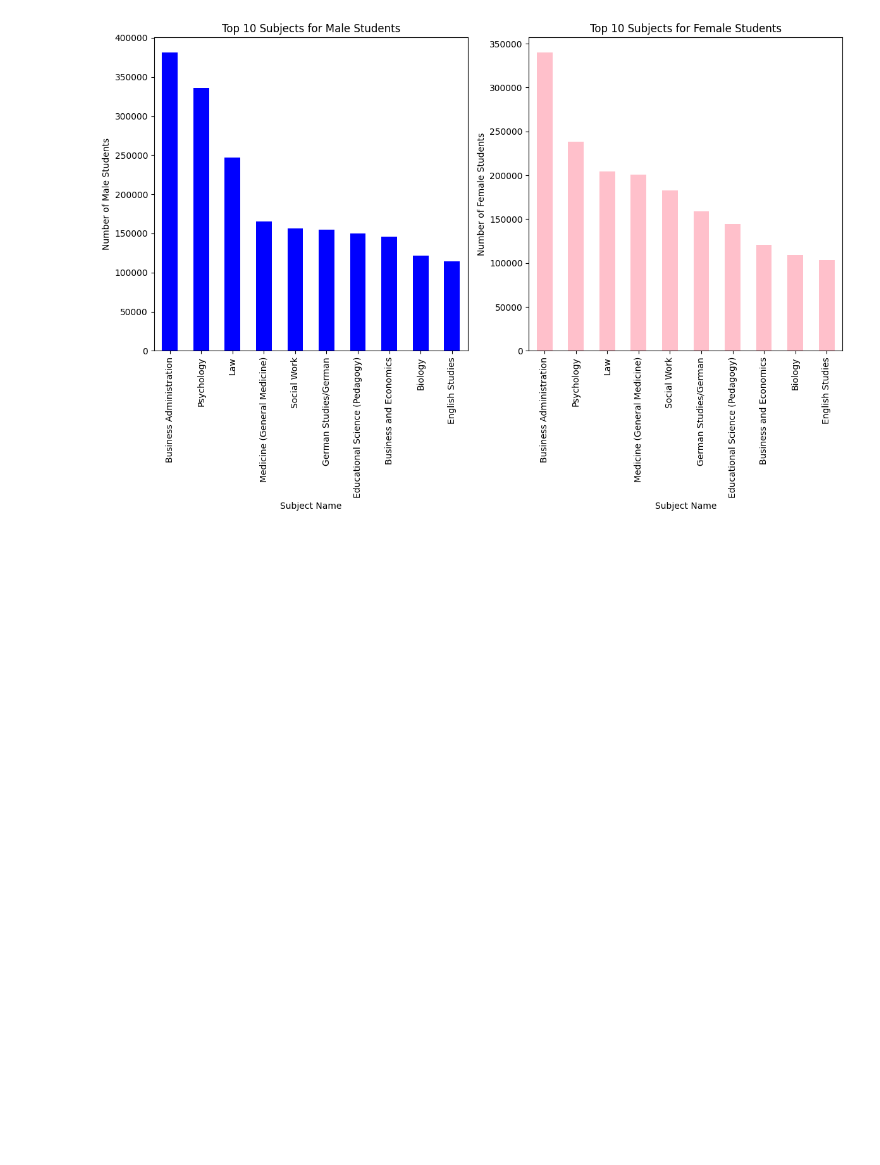
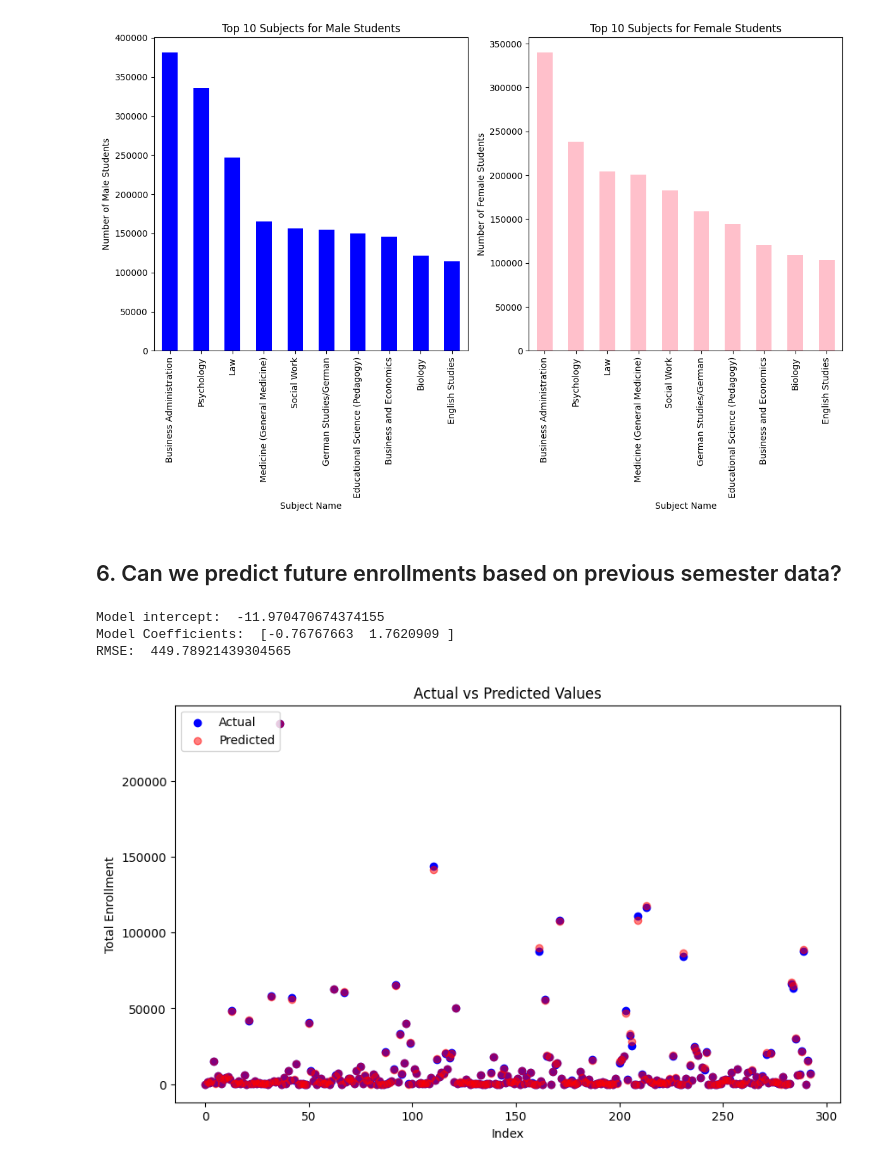
Before and after one commit to lam1aa/RSE-Student-Subject, a Jupyter notebook: src/EDA.ipynb, the cells around one changed output. Drawn from its saved outputs; the diff is of its cells as text; code cells hidden in the pictures; blank space fills up the shorter version.

Commit message:
solved question 5, added linear regression

```diff
--- a/src/EDA.ipynb
+++ b/src/EDA.ipynb
@@ -230,3 +235,54 @@ plt.tight_layout()
 plt.show()
 # %% [output]
 [figure]
+# %% [markdown]
+## 6. Can we predict future enrollments based on previous semester data?
+# %%
+import sklearn.linear_model as linear_model
+from sklearn.model_selection import train_test_split
+
+# Create separate DataFrames for each semester
+df_2020_21 = df[df['semester'] == 'WT 2020/21']
+df_2021_22 = df[df['semester'] == 'WT 2021/22']
+df_2022_23 = df[df['semester'] == 'WT 2022/23']
+# %%
+# Make a DataFrame of predictor variables
+predictors = pd.DataFrame({
+    "WT 2020/21": df_2020_21['total'].values,
+    "WT 2021/22": df_2021_22['total'].values
+})
+
+# Initialize model
+model = linear_model.LinearRegression()
+
+# Train the model using the previous CPI data
+model.fit(X = predictors, y = df_2022_23['total'])
+
+print("Model intercept: ", model.intercept_)
+print("Model Coefficients: ", model.coef_)
+
+preds = model.predict(X=predictors)
+print("RMSE: ", np.sqrt(mean_squared_error(df_2022_23['total'], preds)))
+# %% [output]
+Model intercept:  -11.970470674374155
+Model Coefficients:  [-0.76767663  1.7620909 ]
+RMSE:  449.78921439304565
+# %%
+# Create a range of index values
+index = range(0, len(df_2022_23['total']))
+
+plt.figure(figsize=(10, 6))
+
+# Scatter plot of actual values
+plt.scatter(index, df_2022_23['total'], color='b', label='Actual')
+
+# Scatter plot of predicted values
+plt.scatter(index, preds, color='r', alpha= 0.5, label='Predicted')
+
+plt.title('Actual vs Predicted Values')
+plt.xlabel('Index')
+plt.ylabel('Total Enrollment')
+plt.legend(loc='upper left')
+plt.show()
+# %% [output]
+[figure, added]
```
Also changed, not shown: parts of 9 cells of this notebook.
